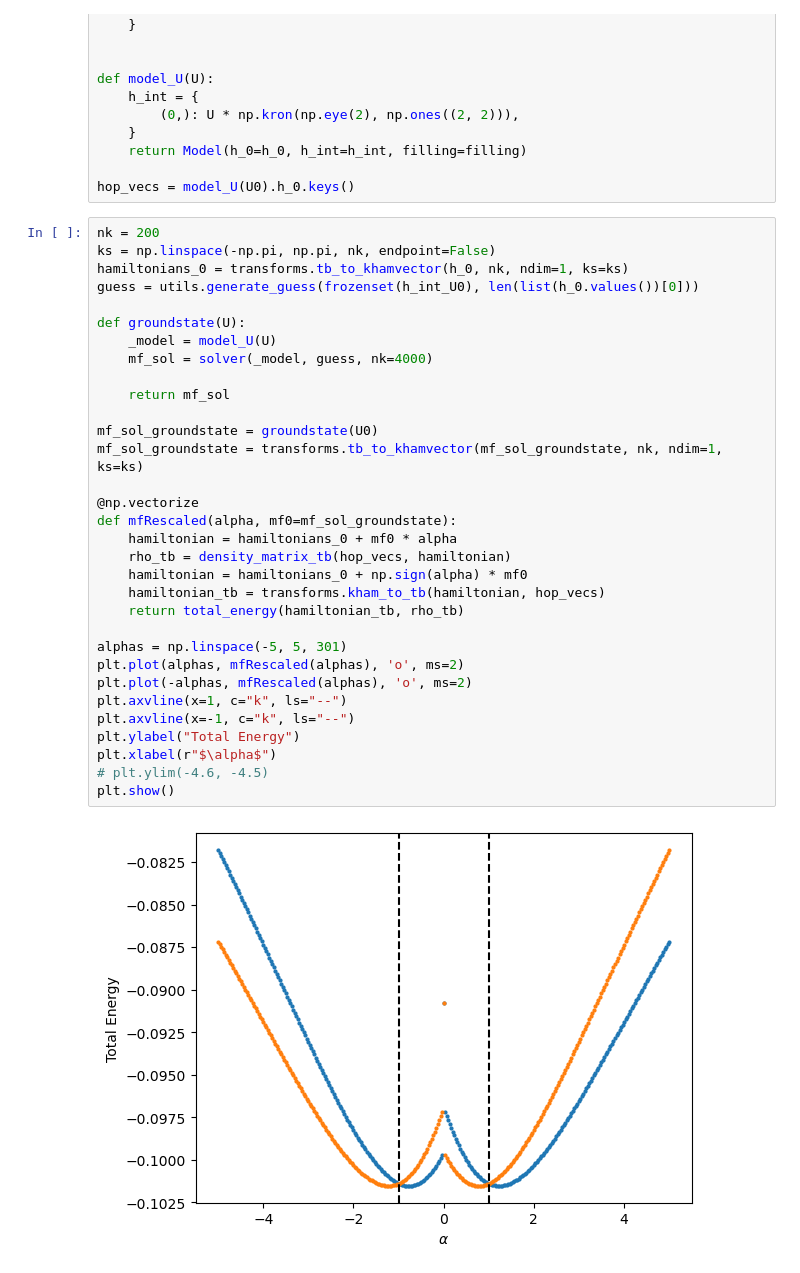
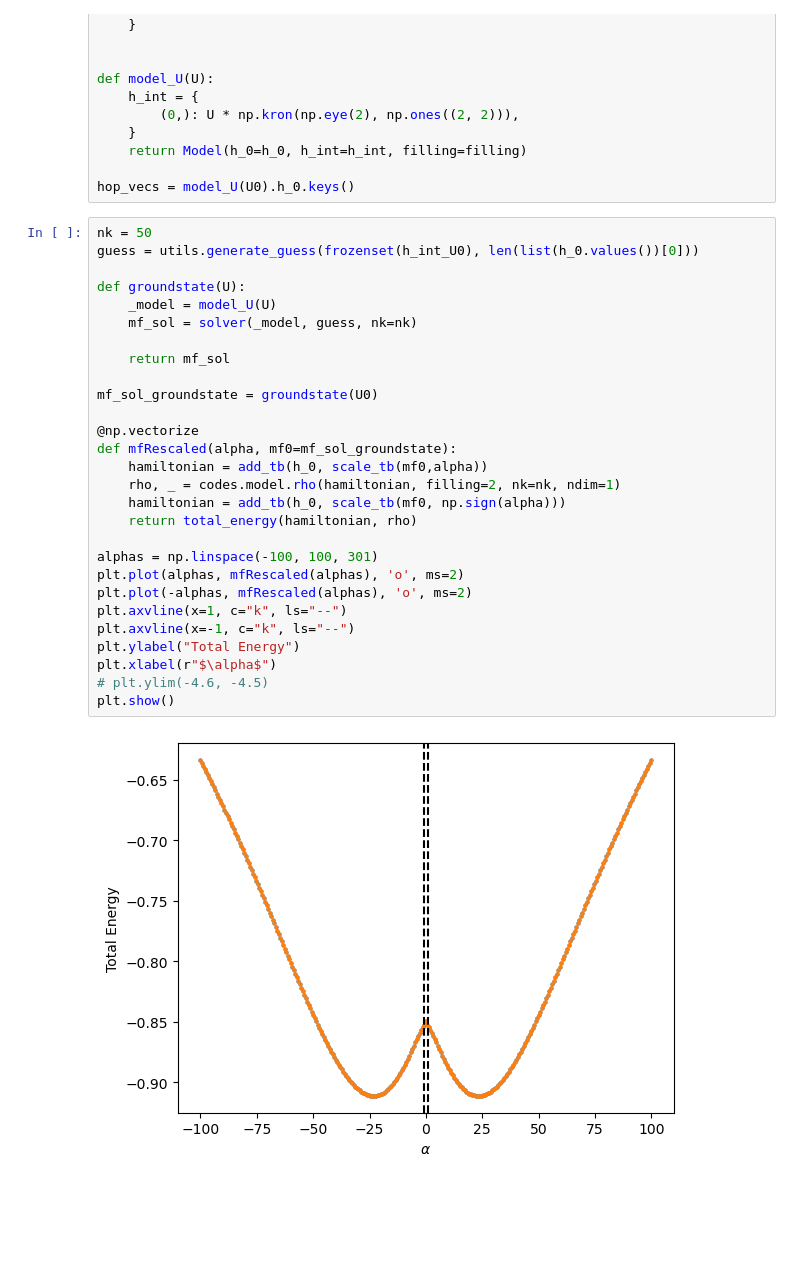
Before and after one commit to quantum-tinkerer/MeanFi, a Jupyter notebook: examples/mexican_hat.ipynb, the cells around one changed output. Cells and saved outputs as stored; diff of their text form; blank space fills up the shorter version.

```diff
--- a/examples/mexican_hat.ipynb
+++ b/examples/mexican_hat.ipynb
@@ -35,39 +31,35 @@ def model_U(U):
 
 hop_vecs = model_U(U0).h_0.keys()
 # %%
-nk = 200
-ks = np.linspace(-np.pi, np.pi, nk, endpoint=False)
-hamiltonians_0 = transforms.tb_to_khamvector(h_0, nk, ndim=1, ks=ks)
+nk = 50
 guess = utils.generate_guess(frozenset(h_int_U0), len(list(h_0.values())[0]))
 
 def groundstate(U):
     _model = model_U(U)
-    mf_sol = solver(_model, guess, nk=4000)
+    mf_sol = solver(_model, guess, nk=nk)
 
     return mf_sol
 
 mf_sol_groundstate = groundstate(U0)
-mf_sol_groundstate = transforms.tb_to_khamvector(mf_sol_groundstate, nk, ndim=1, ks=ks)
 
 @np.vectorize
 def mfRescaled(alpha, mf0=mf_sol_groundstate):
-    hamiltonian = hamiltonians_0 + mf0 * alpha
-    rho_tb = density_matrix_tb(hop_vecs, hamiltonian)
-    hamiltonian = hamiltonians_0 + np.sign(alpha) * mf0
-    hamiltonian_tb = transforms.kham_to_tb(hamiltonian, hop_vecs)
-    return total_energy(hamiltonian_tb, rho_tb)
+    hamiltonian = add_tb(h_0, scale_tb(mf0,alpha))
+    rho, _ = codes.model.rho(hamiltonian, filling=2, nk=nk, ndim=1)
+    hamiltonian = add_tb(h_0, scale_tb(mf0, np.sign(alpha)))
+    return total_energy(hamiltonian, rho)
 
-alphas = np.linspace(-5, 5, 301)
+alphas = np.linspace(-100, 100, 301)
 plt.plot(alphas, mfRescaled(alphas), 'o', ms=2)
 plt.plot(-alphas, mfRescaled(alphas), 'o', ms=2)
 plt.axvline(x=1, c="k", ls="--")
 plt.axvline(x=-1, c="k", ls="--")
 plt.ylabel("Total Energy")
 plt.xlabel(r"$\alpha$")
 # plt.ylim(-4.6, -4.5)
 plt.show()
 # %% [output]
-[figure, old version]
+[figure, new version]
 # %%
 plt.plot(alphas[:-1], np.diff(mfRescaled(alphas)))
 # plt.plot(-alphas[:-1], -np.diff(mfRescaled(alphas)))
```
Also changed, not shown: parts of 3 cells of this notebook, 4 other files.
